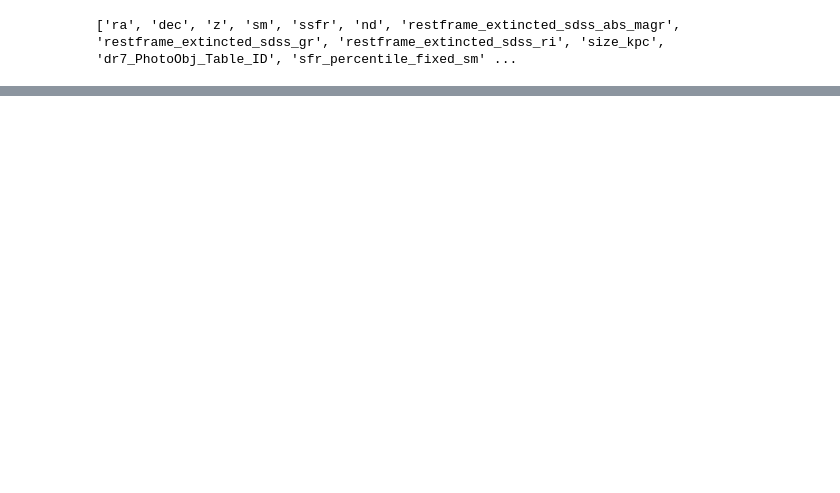
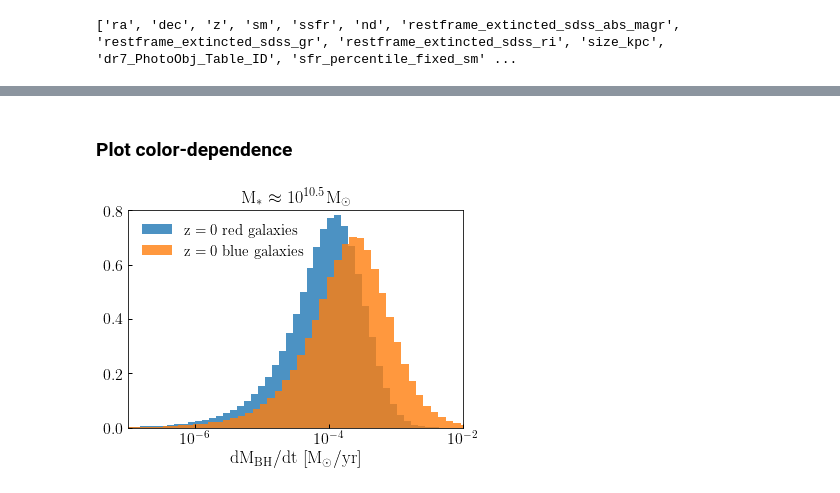
Before and after one commit to LSSTDESC/cosmodc2, a Jupyter notebook: notebooks/black_hole_accretion_rates.ipynb, the cells around one changed output, grey strips where cells are left out. Cells and saved outputs as stored; diff of their text form; code cells hidden in the pictures; blank space fills up the shorter version.

```diff
--- a/notebooks/black_hole_accretion_rates.ipynb
+++ b/notebooks/black_hole_accretion_rates.ipynb
@@ -129,0 +179,33 @@ mock['bh_acc_rate'] = mock['bh_mass']*(10**mock['log_eddington_ratio'])
+# %% [markdown]
+### Plot color-dependence
+# %%
+sm_mask = mock['obs_sm'] > 10**10
+sm_mask *= mock['obs_sm'] < 10**10.5
+median_sfr = np.median(mock['obs_sfr'][sm_mask])
+
+sfr_mask1 = mock['obs_sfr'] < median_sfr
+mask1 = sm_mask & sfr_mask1
+sfr_mask2 = mock['obs_sfr'] > median_sfr
+mask2 = sm_mask & sfr_mask2
+
+fig, ax = plt.subplots(1, 1)
+
+__=ax.hist(np.log10(bh_rate_z0[mask1]), bins=100, normed=True,
+           alpha=0.8, label=r'${\rm z=0\ red\ galaxies}$')
+__=ax.hist(np.log10(bh_rate_z0[mask2]), bins=100, normed=True,
+           alpha=0.8, label=r'${\rm z=0\ blue\ galaxies}$')
+
+ylim = ax.set_ylim(0, 0.8)
+title = ax.set_title(r'${\rm M_{\ast}\approx10^{10.5}M_{\odot}$}')
+xlabel = ax.set_xlabel(r'${\rm dM_{BH}/dt\ [M_{\odot}/yr]}$')
+legend = ax.legend()
+
+xlim = ax.set_xlim(-7, -2)
+__=ax.set_xticks((-6, -4, -2))
+xticklabels = (r'$10^{-6}$', r'$10^{-4}$', r'$10^{-2}$')
+__=ax.set_xticklabels(xticklabels)
+
+figname = 'black_hole_accretion_rates_v4_sfr_dependence.pdf'
+fig.savefig(figname, bbox_extra_artists=[xlabel], bbox_inches='tight')
+# %% [output]
+[figure, added]
```
Also changed, not shown: parts of 11 cells of this notebook, 2 other files.
